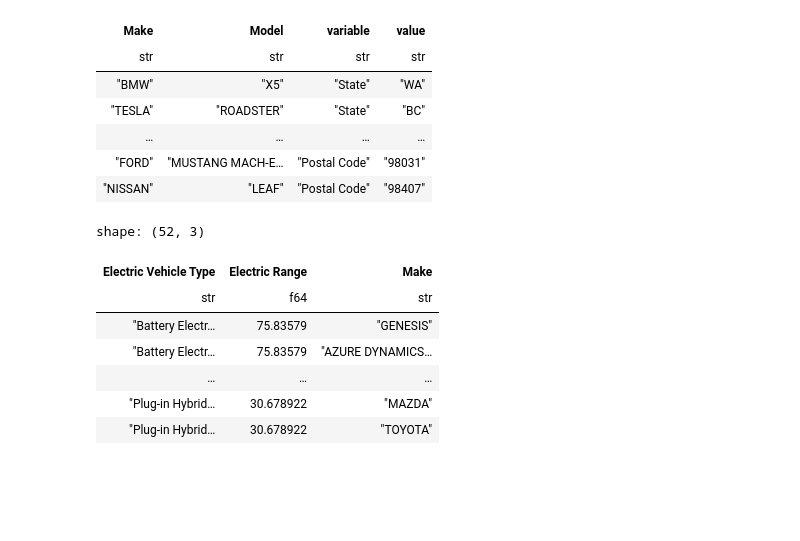
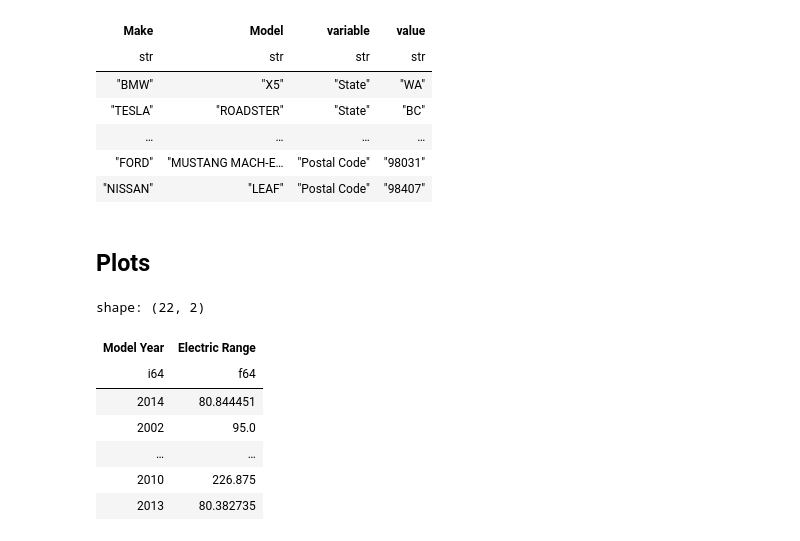
Before and after one commit to Gauss-PWr/data-manipulation-tutorials, a Jupyter notebook: polars.ipynb, the cells around one changed output. Saved outputs shown, nothing was run; the diff lists cells and outputs as text; code cells hidden in the pictures; blank space fills up the shorter version.

```diff
--- a/polars.ipynb
+++ b/polars.ipynb
@@ -382,14 +383,5 @@ shape: (307_660, 4)
 | … | … | … | … |
 | "FORD" | "MUSTANG MACH-E… | "Postal Code" | "98031" |
 | "NISSAN" | "LEAF" | "Postal Code" | "98407" |
-# %%
-cars_grouped_pl.explode("Make")
-# %% [output]
-shape: (52, 3)
-| Electric Vehicle Type | Electric Range | Make |
-| str | f64 | str |
-| "Battery Electr… | 75.83579 | "GENESIS" |
-| "Battery Electr… | 75.83579 | "AZURE DYNAMICS… |
-| … | … | … |
-| "Plug-in Hybrid… | 30.678922 | "MAZDA" |
-| "Plug-in Hybrid… | 30.678922 | "TOYOTA" |
+# %% [markdown]
+<h2>Plots</h2>
@@ -395,0 +390,12 @@ shape: (52, 3)
+# %%
+mean_range_pl = cars_pl.group_by("Model Year").agg(pl.col("Electric Range").mean())
+mean_range_pl
+# %% [output]
+shape: (22, 2)
+| Model Year | Electric Range |
+| i64 | f64 |
+| 2014 | 80.844451 |
+| 2002 | 95.0 |
+| … | … |
+| 2010 | 226.875 |
+| 2013 | 80.382735 |
```
Also changed, not shown: parts of 26 cells of this notebook.
